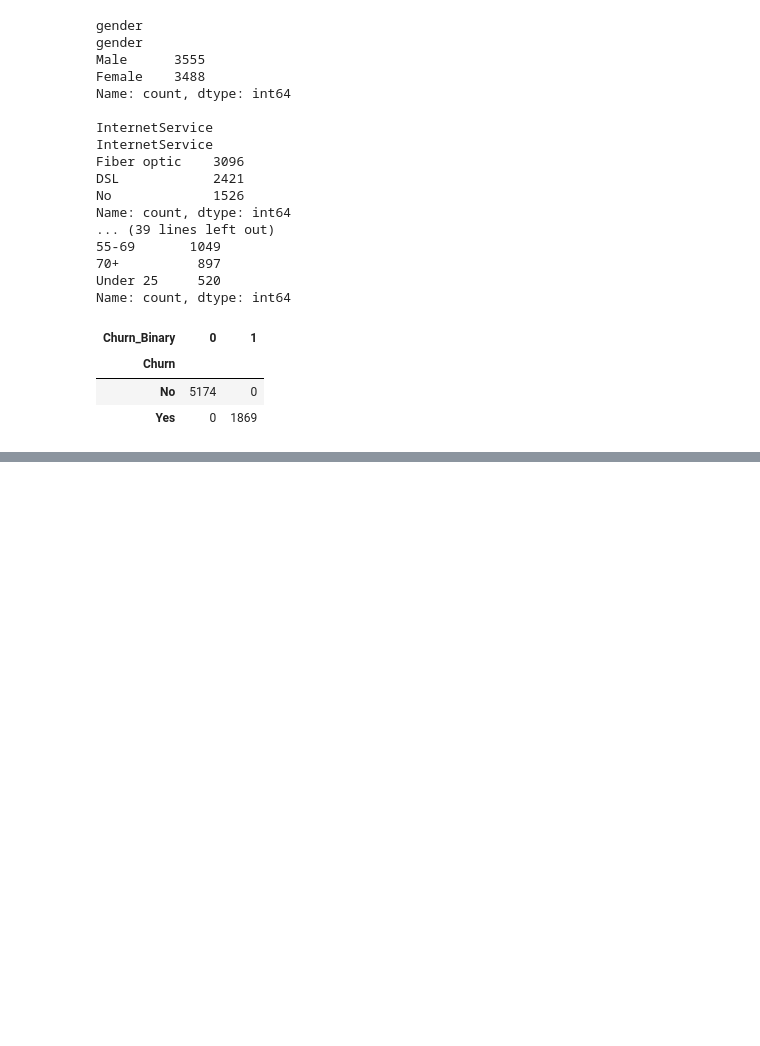
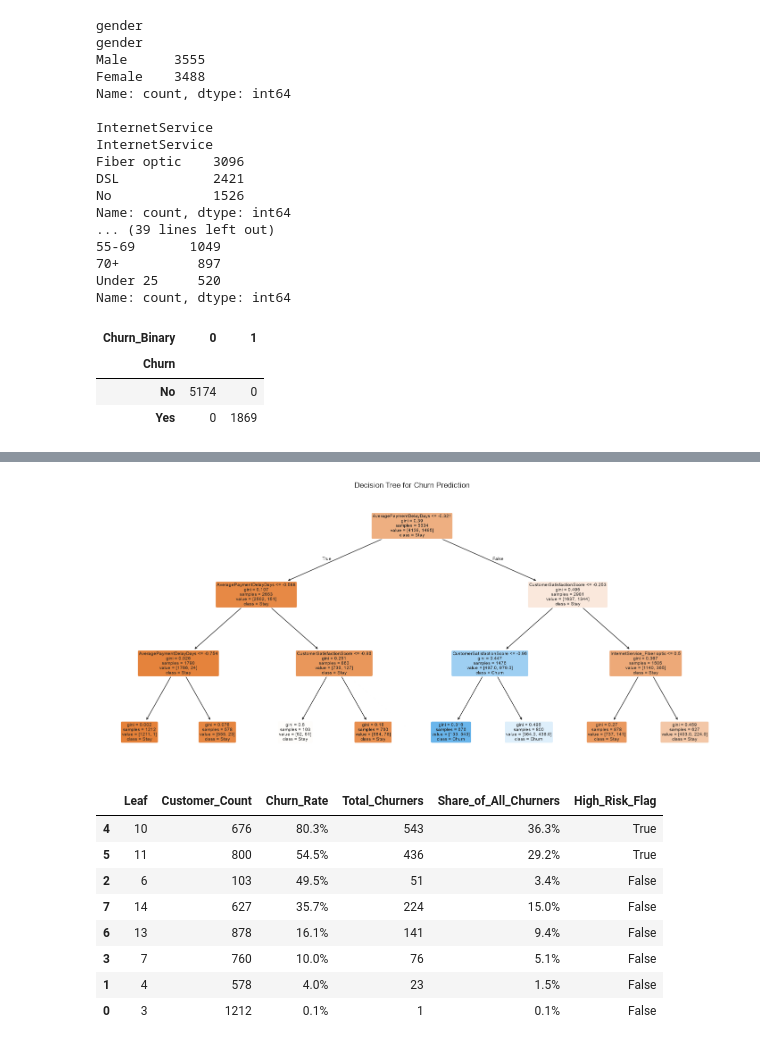
Before and after one commit to pondnatalie/Churn_Project_Tellecommunications, a Jupyter notebook: Churn_Project.ipynb, the cells around one changed output, grey strips where cells are left out. Saved outputs shown, nothing was run; the diff lists cells and outputs as text; code cells hidden in the pictures; blank space fills up the shorter version.

```diff
--- a/Churn_Project.ipynb
+++ b/Churn_Project.ipynb
@@ -1426,0 +1771,80 @@ df.to_csv("Churn_cleaned.csv", index=False)
+# %%
+# 1. Train Decision Tree
+dt_q3 = DecisionTreeClassifier(max_depth=3, min_samples_leaf=50, random_state=616)
+dt_q3.fit(X_train, y_train)
+
+
+# 2. Visualize Decision Tree
+plt.figure(figsize=(18, 8))
+
+plot_tree(
+    dt_q3,
+    feature_names=X_train.columns,
+    class_names=['Stay', 'Churn'],
+    filled=True,
+    rounded=True
+)
+
+plt.title("Decision Tree for Churn Prediction")
+plt.show()
+
+
+# 3. Create Segment Table
+train_segments = pd.DataFrame({
+    'Leaf': dt_q3.apply(X_train),
+    'Churn': y_train
+})
+
+segment_summary = train_segments.groupby('Leaf').agg(
+    Customer_Count=('Churn', 'count'),
+    Churn_Rate=('Churn', 'mean'),
+    Total_Churners=('Churn', 'sum')
+).reset_index()
+
+overall_churn_rate = y_train.mean()
+
+segment_summary['Share_of_All_Churners'] = (
+    segment_summary['Total_Churners'] / y_train.sum()
+)
+
+segment_summary['High_Risk_Flag'] = (
+    (segment_summary['Churn_Rate'] >= 2 * overall_churn_rate) &
+    (segment_summary['Customer_Count'] >= 100)
+)
+
+segment_summary = segment_summary.sort_values(
+    'Churn_Rate', ascending=False
+)
+
+display(segment_summary.style.format({
+    'Churn_Rate': '{:.1%}',
+    'Share_of_All_Churners': '{:.1%}'
+}))
+
+
+# 4. Plot Churn Rate by Segment
+sns.barplot(data=segment_summary, x='Leaf', y='Churn_Rate')
+
+plt.axhline(
+    2 * overall_churn_rate,
+    color='red',
+    linestyle='--',
+    label='High Risk Threshold'
+)
+
+plt.title("Churn Rate by Tree Segment")
+plt.xlabel("Leaf Node")
+plt.ylabel("Churn Rate")
+plt.legend()
+plt.show()
+# %% [output]
+[figure, added]
+|  | Leaf | Customer_Count | Churn_Rate | Total_Churners | Share_of_All_Churners | High_Risk_Flag |
+| 4 | 10 | 676 | 80.3% | 543 | 36.3% | True |
+| 5 | 11 | 800 | 54.5% | 436 | 29.2% | True |
+| 2 | 6 | 103 | 49.5% | 51 | 3.4% | False |
+| 7 | 14 | 627 | 35.7% | 224 | 15.0% | False |
+| 6 | 13 | 878 | 16.1% | 141 | 9.4% | False |
+| 3 | 7 | 760 | 10.0% | 76 | 5.1% | False |
+| 1 | 4 | 578 | 4.0% | 23 | 1.5% | False |
+| 0 | 3 | 1212 | 0.1% | 1 | 0.1% | False |
```
Also changed, not shown: parts of 28 cells of this notebook, 1 other file.
